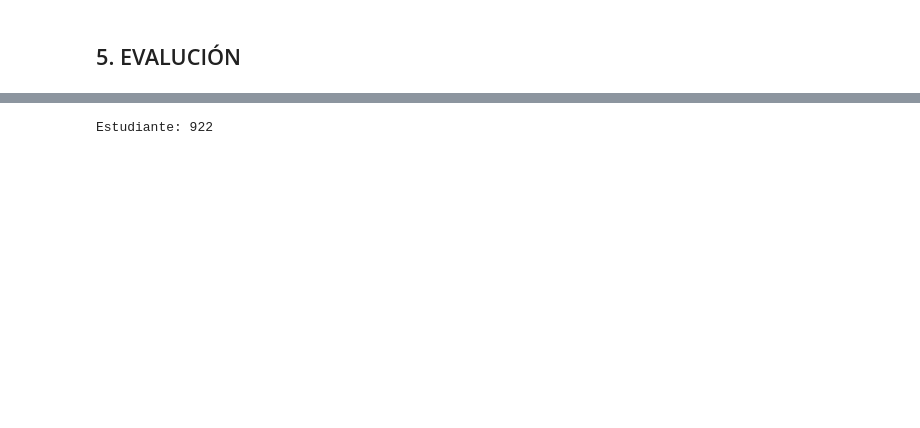
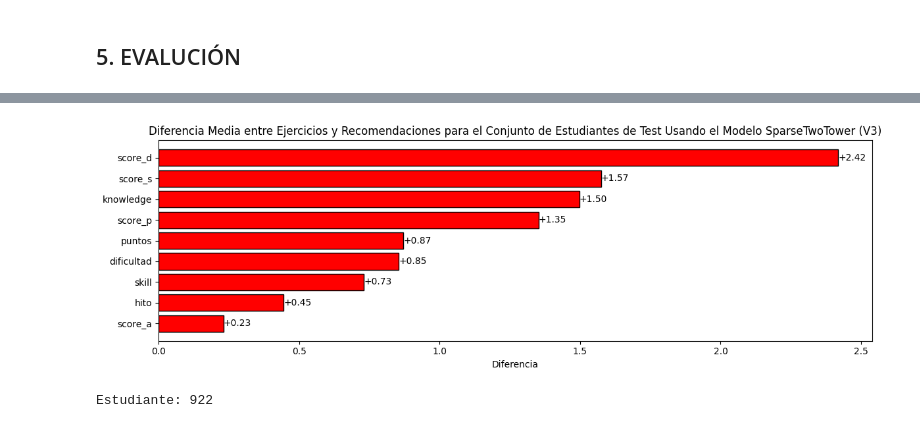
Before and after one commit to edgar-ramxs/RecSysUnab, a Jupyter notebook: RecSysUnab.ipynb, the cells around one changed output, grey strips where cells are left out. Saved outputs shown, nothing was run; the diff lists cells and outputs as text; code cells hidden in the pictures; blank space fills up the shorter version.

Commit message:
Entrega

```diff
--- a/RecSysUnab.ipynb
+++ b/RecSysUnab.ipynb
@@ -2562,35 +2562,37 @@ def diferencias_resultados_recomendaciones(columnas: list[str], df_ejercicios: p
 
     return df_resultados_recomendaciones
 # %%
-# df_resultados_recomendaciones = diferencias_resultados_recomendaciones(
-#     columnas=['hito', 'skill', 'knowledge', 'puntos', 'dificultad', 'score_a', 'score_d', 'score_p', 'score_s'],
-#     df_ejercicios=EJERCICIOS,
-#     df_usuarios=df_test_users,
-#     df_interacciones=df_test_interacciones,
-#     items_recomendados=recommended_items_v1_1
-# )
+df_resultados_recomendaciones = diferencias_resultados_recomendaciones(
+    columnas=['hito', 'skill', 'knowledge', 'puntos', 'dificultad', 'score_a', 'score_d', 'score_p', 'score_s'],
+    df_ejercicios=EJERCICIOS,
+    df_usuarios=df_test_users,
+    df_interacciones=df_test_interacciones,
+    items_recomendados=recommended_items_v5_3
+)
 
-# variables = df_resultados_recomendaciones.columns.to_list()
-# diferencias = df_resultados_recomendaciones.mean().values
+variables = df_resultados_recomendaciones.columns.to_list()
+diferencias = df_resultados_recomendaciones.mean().values
 
-# orden = np.argsort(diferencias)
-# variables_ordenadas = np.array(variables)[orden]
-# diferencias_ordenadas = np.array(diferencias)[orden]
+orden = np.argsort(diferencias)
+variables_ordenadas = np.array(variables)[orden]
+diferencias_ordenadas = np.array(diferencias)[orden]
 
-# fig, ax = plt.subplots(figsize=(12, 4))
-# colores = ['red' if val > 0 else 'blue' for val in diferencias_ordenadas]
-# y_pos = np.arange(len(variables))
-# ax.barh(y_pos, diferencias_ordenadas, color=colores, edgecolor='black')
-# ax.set_yticks(y_pos)
-# ax.set_yticklabels(variables_ordenadas)
-# ax.set_xlabel('Diferencia')
-# ax.set_title('Gráfico de Barras Diferenciales')
+fig, ax = plt.subplots(figsize=(12, 4))
+colores = ['red' if val > 0 else 'blue' for val in diferencias_ordenadas]
+y_pos = np.arange(len(variables))
+ax.barh(y_pos, diferencias_ordenadas, color=colores, edgecolor='black')
+ax.set_yticks(y_pos)
+ax.set_yticklabels(variables_ordenadas)
+ax.set_xlabel('Diferencia')
+ax.set_title('Diferencia Media entre Ejercicios y Recomendaciones para el Conjunto de Estudiantes de Test Usando el Modelo SparseTwoTower (V3)')
 
-# for i, val in enumerate(diferencias_ordenadas):
-#     ax.text(val, i, f'{val:+.2f}', va='center', ha='left' if val > 0 else 'right', fontsize=10)
+for i, val in enumerate(diferencias_ordenadas):
+    ax.text(val, i, f'{val:+.2f}', va='center', ha='left' if val > 0 else 'right', fontsize=10)
 
-# plt.tight_layout()
-# plt.show()
+plt.tight_layout()
+plt.show()
+# %% [output]
+[figure, added]
 # %%
 
 #  ██████╗ ███████╗ ██████╗ ██████╗ ███╗   ███╗███████╗███╗   ██╗██████╗  █████╗  ██████╗██╗ ██████╗ ███╗   ██╗███████╗███████╗
```
Also changed, not shown: parts of 22 cells of this notebook, 17 other files.
